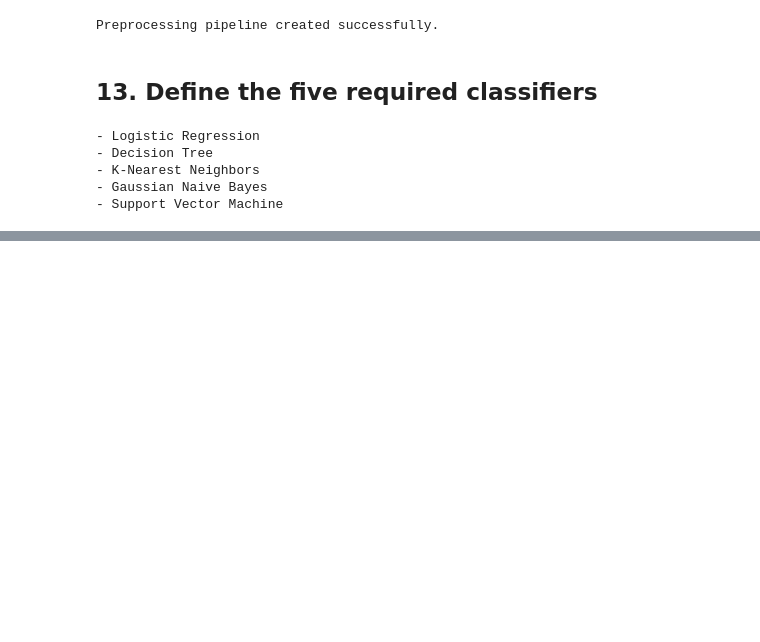
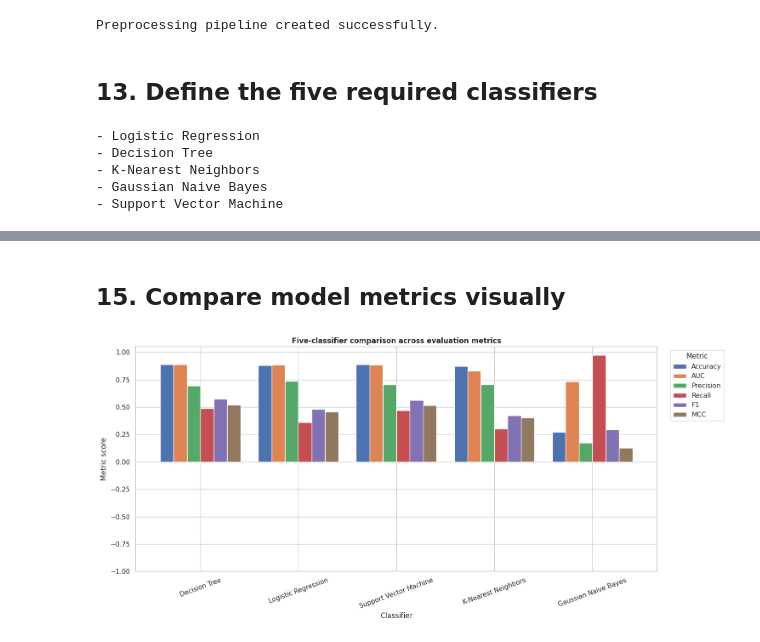
Before and after one commit to Priyasahaana/2026AJ05309_ML_Assignment2_ShopSense_Online_Purchase_Intention, a Jupyter notebook: 2026AJ05309_MACHINE_LEARNING_AIMLZG565_Assignment2.ipynb, the cells around one changed output, grey strips where cells are left out. Saved outputs shown, nothing was run; the diff lists cells and outputs as text; code cells hidden in the pictures; blank space fills up the shorter version.

Commit message:
Train and evaluate five classification models

```diff
--- a/2026AJ05309_MACHINE_LEARNING_AIMLZG565_Assignment2.ipynb
+++ b/2026AJ05309_MACHINE_LEARNING_AIMLZG565_Assignment2.ipynb
@@ -509,0 +544,30 @@ for name in models:
+# %%
+trained_pipelines = {}
+predictions = {}
+probabilities = {}
+result_rows = []
+
+for model_name, classifier in models.items():
+    pipeline = Pipeline(steps=[
+        ("preprocessor", preprocessor),
+        ("classifier", classifier)
+    ])
+    pipeline.fit(X_train, y_train)
+    y_pred = pipeline.predict(X_test)
+    y_prob = pipeline.predict_proba(X_test)[:, 1]
+
+    result_rows.append({
+        "Model": model_name,
+        "Accuracy": accuracy_score(y_test, y_pred),
+        "AUC": roc_auc_score(y_test, y_prob),
+        "Precision": precision_score(y_test, y_pred, zero_division=0),
+        "Recall": recall_score(y_test, y_pred, zero_division=0),
+        "F1": f1_score(y_test, y_pred, zero_division=0),
+        "MCC": matthews_corrcoef(y_test, y_pred)
+    })
+    trained_pipelines[model_name] = pipeline
+    predictions[model_name] = y_pred
+    probabilities[model_name] = y_prob
+
+results_df = pd.DataFrame(result_rows).set_index("Model").sort_values("AUC", ascending=False)
+display(results_df.style.format("{:.4f}"))
@@ -509,0 +582,15 @@ for name in models:
+# %% [markdown]
+## 15. Compare model metrics visually
+# %%
+metric_columns = ["Accuracy", "AUC", "Precision", "Recall", "F1", "MCC"]
+ax = results_df[metric_columns].plot(kind="bar", figsize=(15, 7), ylim=(-1, 1.05), width=0.82)
+ax.set_title("Five-classifier comparison across evaluation metrics", fontweight="bold")
+ax.set_xlabel("Classifier")
+ax.set_ylabel("Metric score")
+ax.tick_params(axis="x", rotation=20)
+ax.legend(title="Metric", bbox_to_anchor=(1.02, 1), loc="upper left")
+plt.tight_layout()
+plt.savefig(ASSET_DIR / "model_metric_comparison.png", dpi=220, bbox_inches="tight")
+plt.show()
+# %% [output]
+[figure, added]
```
Also changed, not shown: parts of 9 cells of this notebook.
